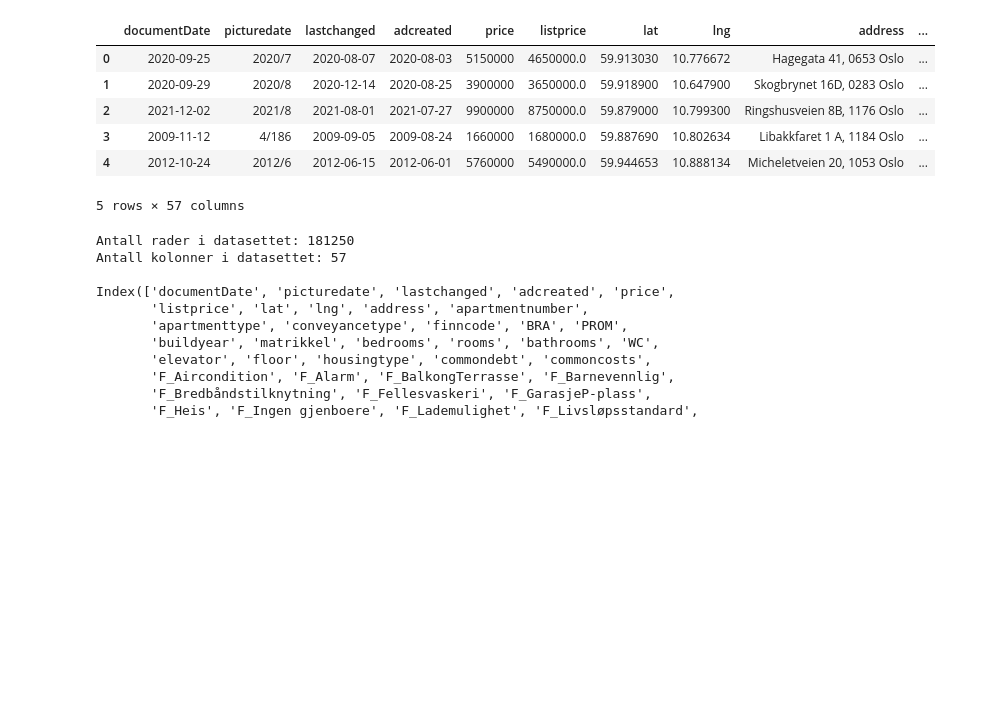
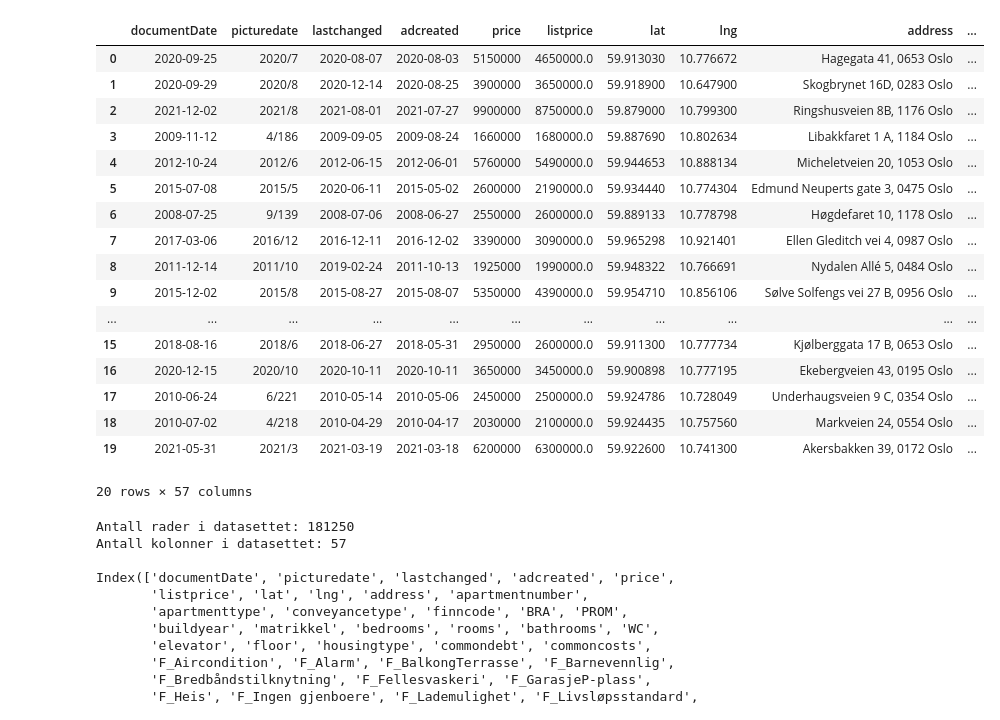
Before and after one commit to smmogen/BOABachelor, a Jupyter notebook: Jupyter/Eiendomsdata.ipynb, the cells around one changed output. Cells and saved outputs as stored; diff of their text form; code cells hidden in the pictures; blank space fills up the shorter version.

```diff
--- a/Jupyter/Eiendomsdata.ipynb
+++ b/Jupyter/Eiendomsdata.ipynb
@@ -9,15 +9,26 @@ import numpy as np
 df = pd.read_csv('datasett.csv')
 # %%
 # Tar en titt på dataen
-df.head()
+df.head(20)
 # %% [output]
 |  | documentDate | picturedate | lastchanged | adcreated | price | listprice | lat | lng | address | ... |
 | 0 | 2020-09-25 | 2020/7 | 2020-08-07 | 2020-08-03 | 5150000 | 4650000.0 | 59.913030 | 10.776672 | Hagegata 41, 0653 Oslo | ... |
 | 1 | 2020-09-29 | 2020/8 | 2020-12-14 | 2020-08-25 | 3900000 | 3650000.0 | 59.918900 | 10.647900 | Skogbrynet 16D, 0283 Oslo | ... |
 | 2 | 2021-12-02 | 2021/8 | 2021-08-01 | 2021-07-27 | 9900000 | 8750000.0 | 59.879000 | 10.799300 | Ringshusveien 8B, 1176 Oslo | ... |
 | 3 | 2009-11-12 | 4/186 | 2009-09-05 | 2009-08-24 | 1660000 | 1680000.0 | 59.887690 | 10.802634 | Libakkfaret 1 A, 1184 Oslo | ... |
 | 4 | 2012-10-24 | 2012/6 | 2012-06-15 | 2012-06-01 | 5760000 | 5490000.0 | 59.944653 | 10.888134 | Micheletveien 20, 1053 Oslo | ... |
+| 5 | 2015-07-08 | 2015/5 | 2020-06-11 | 2015-05-02 | 2600000 | 2190000.0 | 59.934440 | 10.774304 | Edmund Neuperts gate 3, 0475 Oslo | ... |
+| 6 | 2008-07-25 | 9/139 | 2008-07-06 | 2008-06-27 | 2550000 | 2600000.0 | 59.889133 | 10.778798 | Høgdefaret 10, 1178 Oslo | ... |
+| 7 | 2017-03-06 | 2016/12 | 2016-12-11 | 2016-12-02 | 3390000 | 3090000.0 | 59.965298 | 10.921401 | Ellen Gleditch vei 4, 0987 Oslo | ... |
+| 8 | 2011-12-14 | 2011/10 | 2019-02-24 | 2011-10-13 | 1925000 | 1990000.0 | 59.948322 | 10.766691 | Nydalen Allé 5, 0484 Oslo | ... |
+| 9 | 2015-12-02 | 2015/8 | 2015-08-27 | 2015-08-07 | 5350000 | 4390000.0 | 59.954710 | 10.856106 | Sølve Solfengs vei 27 B, 0956 Oslo | ... |
+| ... | ... | ... | ... | ... | ... | ... | ... | ... | ... | ... |
+| 15 | 2018-08-16 | 2018/6 | 2018-06-27 | 2018-05-31 | 2950000 | 2600000.0 | 59.911300 | 10.777734 | Kjølberggata 17 B, 0653 Oslo | ... |
+| 16 | 2020-12-15 | 2020/10 | 2020-10-11 | 2020-10-11 | 3650000 | 3450000.0 | 59.900898 | 10.777195 | Ekebergveien 43, 0195 Oslo | ... |
+| 17 | 2010-06-24 | 6/221 | 2010-05-14 | 2010-05-06 | 2450000 | 2500000.0 | 59.924786 | 10.728049 | Underhaugsveien 9 C, 0354 Oslo | ... |
+| 18 | 2010-07-02 | 4/218 | 2010-04-29 | 2010-04-17 | 2030000 | 2100000.0 | 59.924435 | 10.757560 | Markveien 24, 0554 Oslo | ... |
+| 19 | 2021-05-31 | 2021/3 | 2021-03-19 | 2021-03-18 | 6200000 | 6300000.0 | 59.922600 | 10.741300 | Akersbakken 39, 0172 Oslo | ... |
-5 rows × 57 columns
+20 rows × 57 columns
 # %%
 # Printer litt info om datasettet
 print(f"Antall rader i datasettet: {len(df)}")
```
Also changed, not shown: parts of 32 cells of this notebook, 1 other file.
